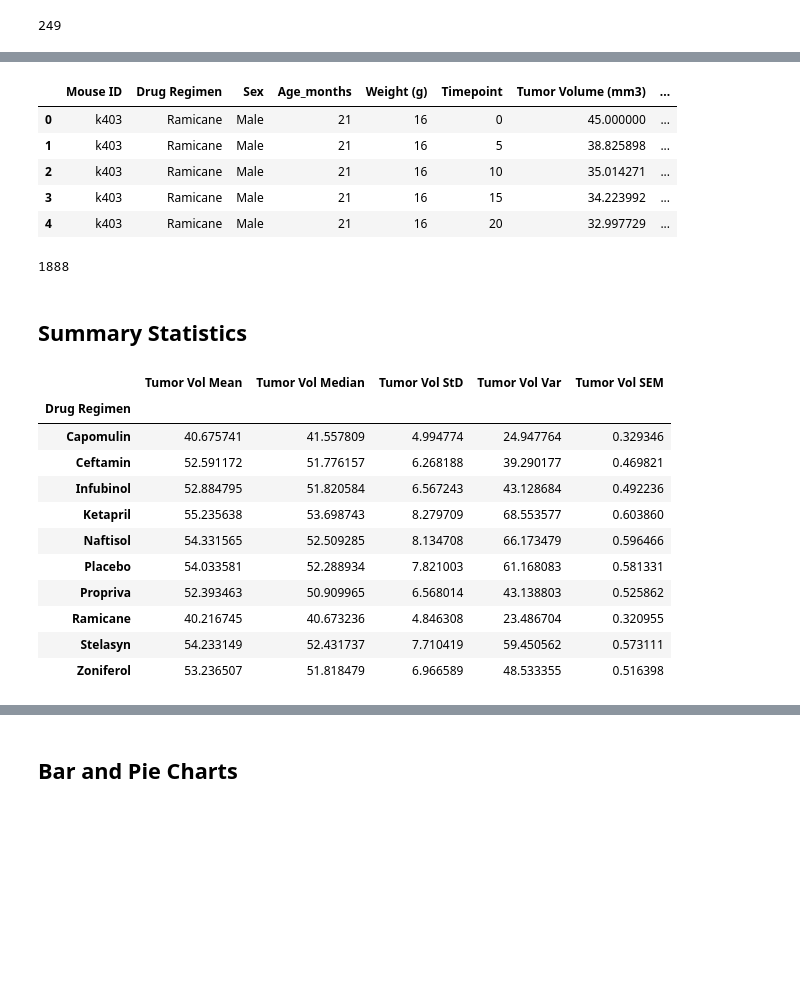
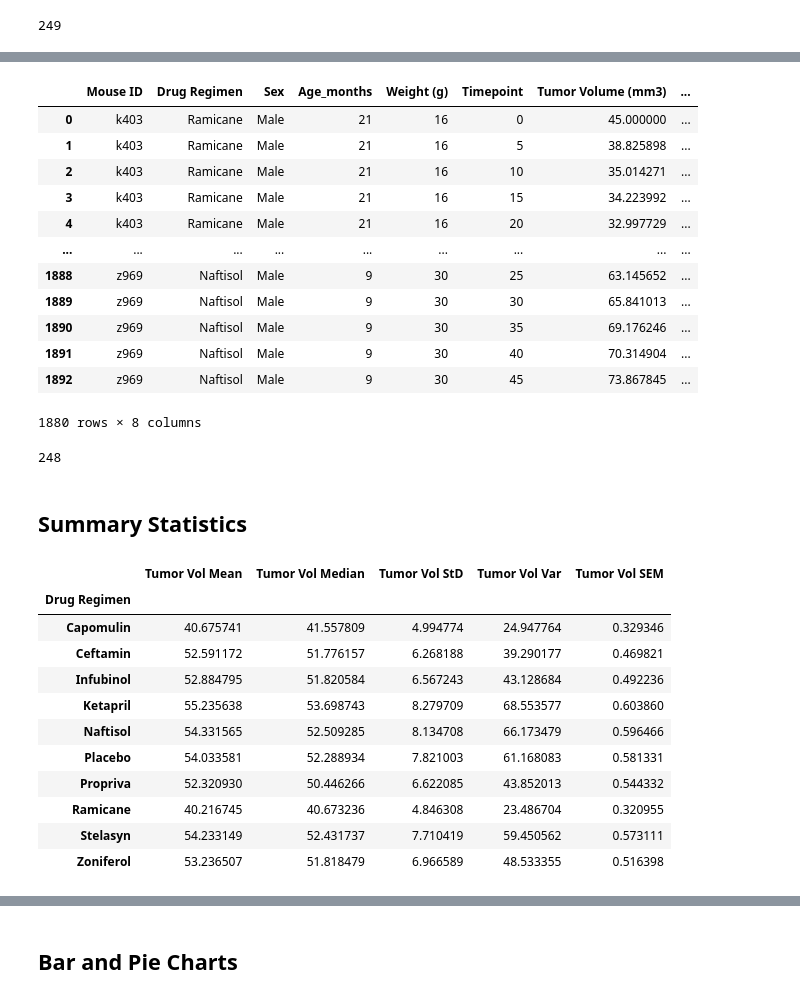
Before and after one commit to harikapeddi/Pymaceuticals---Matplotlib, a Jupyter notebook: pymaceuticals_starter.ipynb, the cells around one changed output, grey strips where cells are left out. Saved outputs shown, nothing was run; the diff lists cells and outputs as text; code cells hidden in the pictures; blank space fills up the shorter version.

```diff
--- a/pymaceuticals_starter.ipynb
+++ b/pymaceuticals_starter.ipynb
@@ -50,0 +46,4 @@ df1.head(10)
+# %%
+duplicate_mouseid = df.loc[df.duplicated(['Mouse ID','Timepoint'])]['Mouse ID'].unique()
+duplicate_mouseid=duplicate_mouseid[0]
+duplicate_mouseid
@@ -59,23 +89,31 @@ new_df.shape
 # %%
 # Create a clean DataFrame by dropping the duplicate mouse by its ID.
-clean_df = df.drop_duplicates(subset=['Mouse ID','Timepoint'], keep='first')
+clean_df = df[df['Mouse ID'] != duplicate_mouseid]
 
-clean_df.head()
+clean_df
 
+# clean_df.to_csv('test/clean_df.csv')
 
 # clean_df.shape
 # %% [output]
 |  | Mouse ID | Drug Regimen | Sex | Age_months | Weight (g) | Timepoint | Tumor Volume (mm3) | ... |
 | 0 | k403 | Ramicane | Male | 21 | 16 | 0 | 45.000000 | ... |
 | 1 | k403 | Ramicane | Male | 21 | 16 | 5 | 38.825898 | ... |
 | 2 | k403 | Ramicane | Male | 21 | 16 | 10 | 35.014271 | ... |
 | 3 | k403 | Ramicane | Male | 21 | 16 | 15 | 34.223992 | ... |
 | 4 | k403 | Ramicane | Male | 21 | 16 | 20 | 32.997729 | ... |
+| ... | ... | ... | ... | ... | ... | ... | ... | ... |
+| 1888 | z969 | Naftisol | Male | 9 | 30 | 25 | 63.145652 | ... |
+| 1889 | z969 | Naftisol | Male | 9 | 30 | 30 | 65.841013 | ... |
+| 1890 | z969 | Naftisol | Male | 9 | 30 | 35 | 69.176246 | ... |
+| 1891 | z969 | Naftisol | Male | 9 | 30 | 40 | 70.314904 | ... |
+| 1892 | z969 | Naftisol | Male | 9 | 30 | 45 | 73.867845 | ... |
+1880 rows × 8 columns
 # %%
 # Checking the number of mice in the clean DataFrame.
-len(clean_df)
+len(clean_df['Mouse ID'].unique())
 # %% [output]
-1888
+248
 # %% [markdown]
 ## Summary Statistics
 # %%
@@ -109,7 +147,7 @@ summary_regimen_df
 | Ketapril | 55.235638 | 53.698743 | 8.279709 | 68.553577 | 0.603860 |
 | Naftisol | 54.331565 | 52.509285 | 8.134708 | 66.173479 | 0.596466 |
 | Placebo | 54.033581 | 52.288934 | 7.821003 | 61.168083 | 0.581331 |
-| Propriva | 52.393463 | 50.909965 | 6.568014 | 43.138803 | 0.525862 |
+| Propriva | 52.320930 | 50.446266 | 6.622085 | 43.852013 | 0.544332 |
 | Ramicane | 40.216745 | 40.673236 | 4.846308 | 23.486704 | 0.320955 |
 | Stelasyn | 54.233149 | 52.431737 | 7.710419 | 59.450562 | 0.573111 |
 | Zoniferol | 53.236507 | 51.818479 | 6.966589 | 48.533355 | 0.516398 |
```
Also changed, not shown: parts of 24 cells of this notebook.
